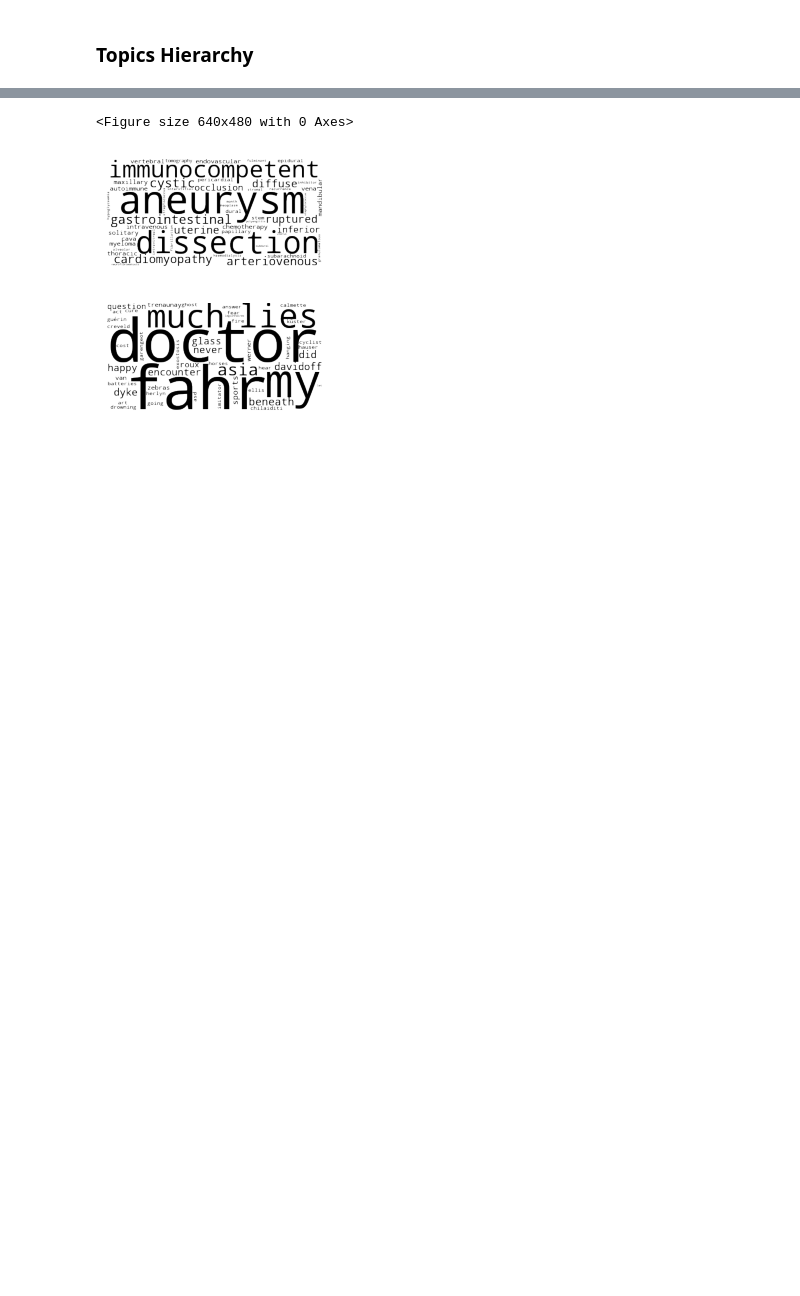
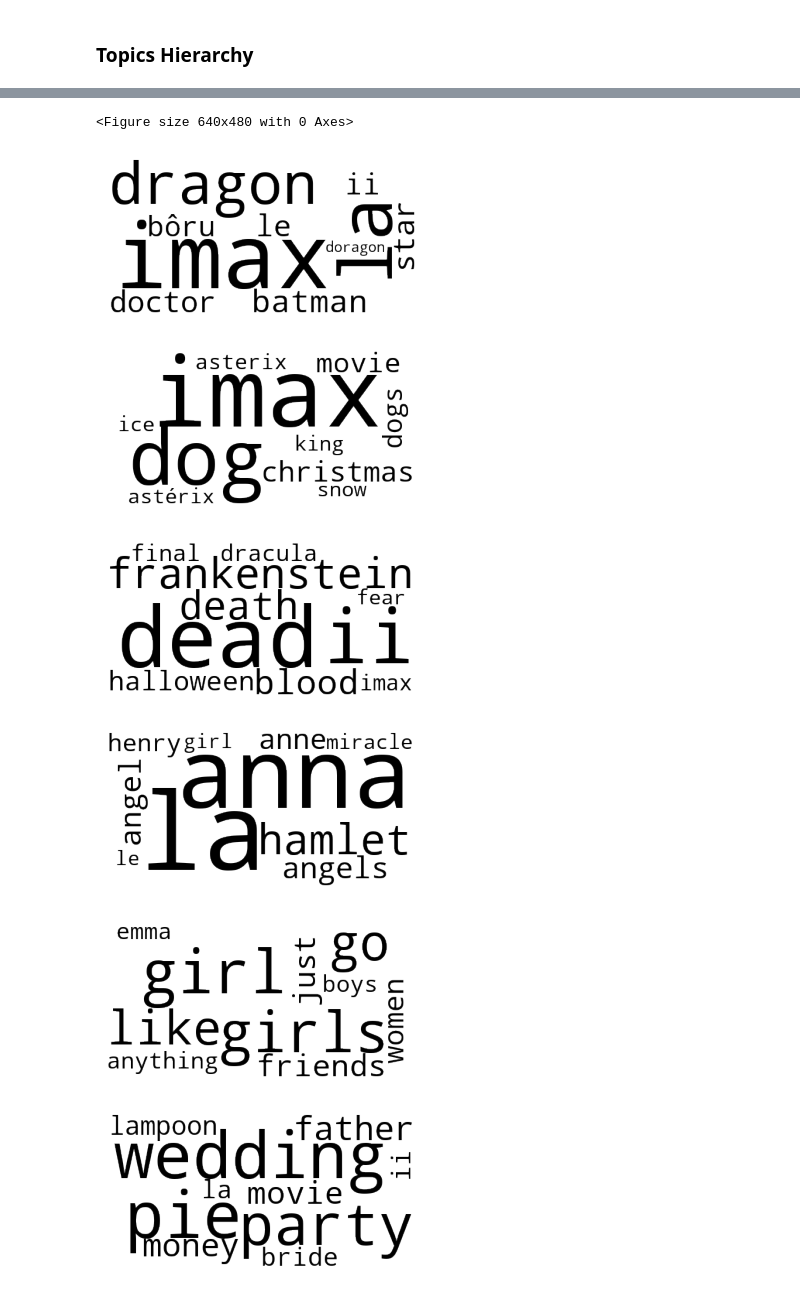
Before and after one commit to lealfp/labPLN, a Jupyter notebook: notebooks/topic_modeling/ABT.ipynb, the cells around one changed output, grey strips where cells are left out. Cells and saved outputs as stored; diff of their text form; code cells hidden in the pictures; blank space fills up the shorter version.

```diff
--- a/notebooks/topic_modeling/ABT.ipynb
+++ b/notebooks/topic_modeling/ABT.ipynb
@@ -41,8 +108,6 @@ if not os.path.exists(OUTPUT_PATH): os.makedirs(OUTPUT_PATH, exist_ok=True)
 # %%
 from sentence_transformers import SentenceTransformer
 
-with open(DATASET_PATH) as f:
-    corpus = f.readlines()
 language_model = SentenceTransformer(BERT_MODEL)
 vector_space = language_model.encode(corpus)
 # %% [output]
@@ -70,5 +142,5 @@ plt.savefig(OUTPUT_PATH + 'vector-space-'+str(BERT_MODEL).replace('/','').replac
 # %%
-DISTANCE_THRESHOLD = 100
+DISTANCE_THRESHOLD = 12
 # %%
 from sklearn.cluster import AgglomerativeClustering
 
@@ -134,7 +206,7 @@ plt.savefig(OUTPUT_PATH + str(k) + 'topics/dendrograma-'+str(BERT_MODEL).replace
 # %%
-MAX_DF = 0.1
-c_MAX_DF = 0.9
-TOP_WORDS = 50
+MAX_DF = 0.001
+c_MAX_DF = 0.99999
+TOP_WORDS = 10
 # %%
 import numpy as np
 import pandas as pd
@@ -160,36 +232,46 @@ if (k > 1):
         dense = c_tfidf[topic.index].todense()
         lst1 = dense.tolist()
         tfidf_data_frame = pd.DataFrame(lst1, columns=vocabulary)
+
         topic.wordcloud = WordCloud(mode='RGBA', background_color="rgba(255, 255, 255, 0)", max_words=TOP_WORDS, color_func=lambda *args, **kwargs: "black").generate_from_frequencies(tfidf_data_frame.T.sum(axis=1))
 else:
     c_tfidf_model = TfidfVectorizer(max_df=MAX_DF)
     c_tfidf = c_tfidf_model.fit_transform(corpus)
+
     c_tfidf_matrix = c_tfidf.toarray()
+    print(c_tfidf_matrix.shape)
     vocabulary = c_tfidf_model.get_feature_names_out()
 
     mean_tfidf = np.array(c_tfidf_matrix.mean(axis=0)).flatten()
+
     sorted_term_indexes = np.argsort(-1*mean_tfidf)
+    print(sorted_term_indexes[:10])
+
     topics[0].words = [vocabulary[j] for j in sorted_term_indexes]
-
     dense = csc_matrix(mean_tfidf).todense()
     lst1 = dense.tolist()
-    tfidf_data_frame = pd.DataFrame(lst1, columns=topics[0].words)
+    tfidf_data_frame = pd.DataFrame(lst1, columns=vocabulary)
 
-    words = " ".join(topics[0].words)
+    words = " ".join(topics[0].words[:10])
+
     topics[0].wordcloud = WordCloud(max_font_size=50, max_words=TOP_WORDS, mode='RGBA', background_color="rgba(255, 255, 255, 0)", color_func=lambda *args, **kwargs: "black").generate(words)
 # %%
 from matplotlib import pyplot as plt
 
 plt.clf()
 
 for topic in topics:
-    plt.figure(figsize=(2.8, 2.8))
+    plt.figure(figsize=(4, 4))
     plt.imshow(topic.wordcloud)
     plt.axis("off")
 
     plt.savefig(OUTPUT_PATH + str(k) + 'topics/wordcloud'+str(topic.index)+'.png', transparent=True, bbox_inches='tight',pad_inches=0)
 # %% [output]
 <Figure size 640x480 with 0 Axes>
-[figure, old version]
+[figure, new version]
-[figure, old version]
+[figure, new version]
+[figure, added]
+[figure, added]
+[figure, added]
+[figure, added]
 # %% [markdown]
```
Also changed, not shown: parts of 22 cells of this notebook, 40 other files.
